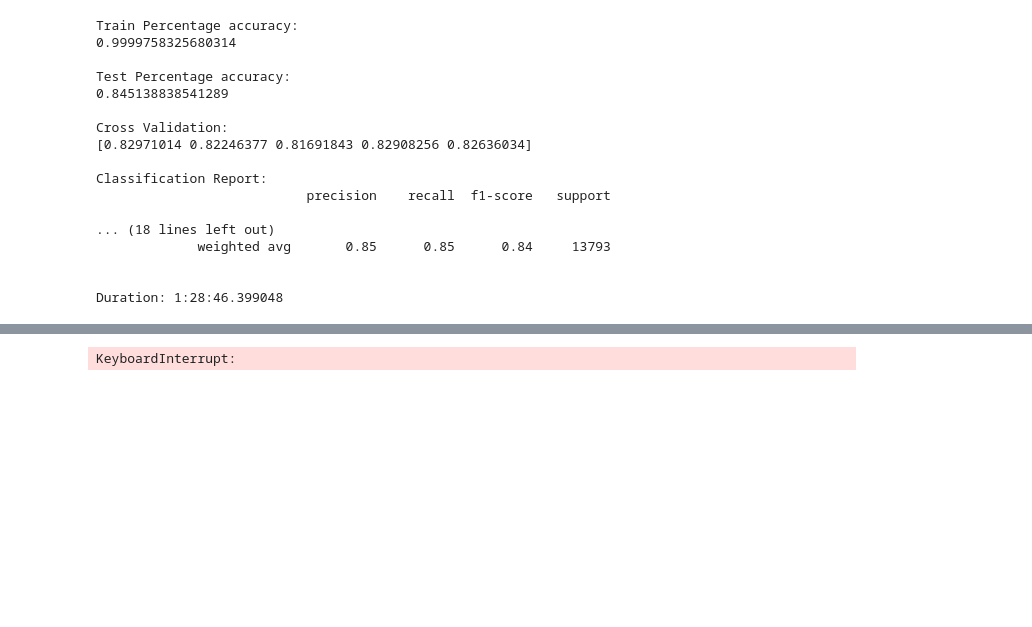
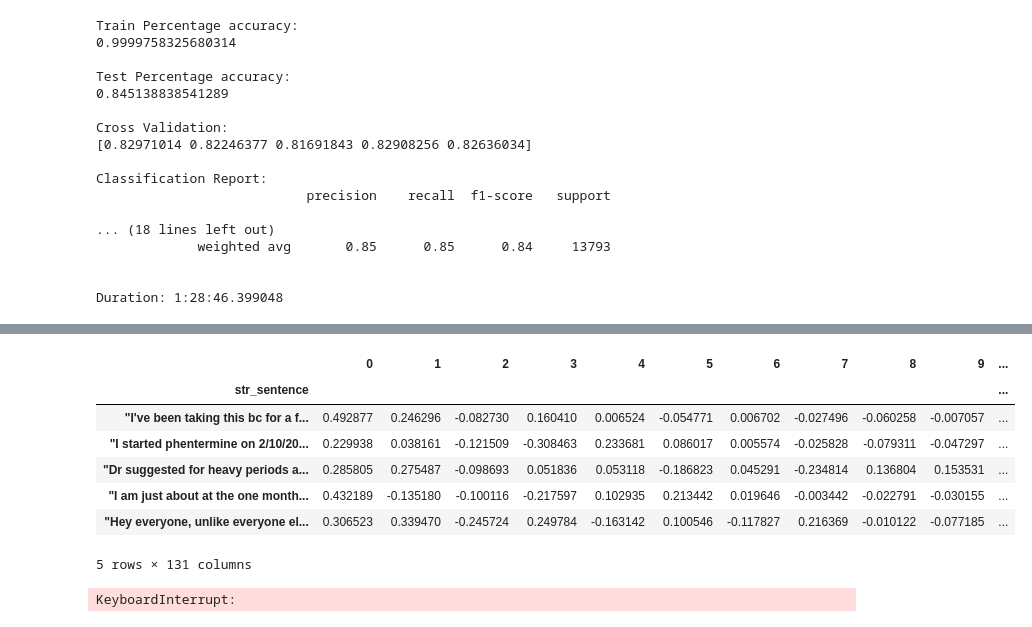
Before and after one commit to tcbriggs981/Prescription-Drugs, a Jupyter notebook: Unit 04 Capstone.ipynb, the cells around one changed output, grey strips where cells are left out. Drawn from its saved outputs; the diff is of its cells as text; code cells hidden in the pictures; blank space fills up the shorter version.

```diff
--- a/Unit 04 Capstone.ipynb
+++ b/Unit 04 Capstone.ipynb
@@ -558,2 +478,0 @@ drugs = drugs.reset_index(drop=True)
-# %%
-word_counts = bow_features(drugs, common_words)
@@ -866,0 +991,8 @@ Duration: 1:28:46.399048
+# %%
+tf_df = pd.DataFrame()
+tf_df['str_sentence'] = [i.text for i in word_counts.text_sentence]
+tf_df['text_source'] = word_counts.text_source
+tf_df['usefulCount'] = word_counts.usefulCount
+tf_df['rating'] = word_counts.rating
+
+tf_df.head()
@@ -866,0 +1109,24 @@ Duration: 1:28:46.399048
+# %%
+from sklearn.decomposition import TruncatedSVD
+from sklearn.pipeline import make_pipeline
+from sklearn.preprocessing import Normalizer
+
+svd= TruncatedSVD(130)
+lsa = make_pipeline(svd, Normalizer(copy=False))
+X_train_lsa = lsa.fit_transform(X_train_tfidf)
+
+variance_explained=svd.explained_variance_ratio_
+total_variance = variance_explained.sum()
+print("Percent variance captured by all components:",total_variance*100)
+
+#X_train = X_train.reset_index()
+#y_train = y_train.reset_index()
+
+abs_by_component=pd.DataFrame(X_train_lsa)
+abs_by_component['str_sentence'] = X_train
+abs_by_component['text_source'] = y_train
+
+abs_by_component.head()
+#for i in range(5):
+#    print('Component {}:'.format(i))
+#    print(abs_by_component.loc[:,i].sort_values(ascending=False)[0:10])
@@ -866,0 +1188,14 @@ Duration: 1:28:46.399048
+# %%
+abs_by_component['text_source'] = y_train
+#abs_by_component = abs_by_component.reset_index()
+
+abs_by_component.head()
+# %% [output]
+|  | 0 | 1 | 2 | 3 | 4 | 5 | 6 | 7 | 8 | 9 | ... |
+| str_sentence |  |  |  |  |  |  |  |  |  |  | ... |
+| "I've been taking this bc for a f... | 0.492877 | 0.246296 | -0.082730 | 0.160410 | 0.006524 | -0.054771 | 0.006702 | -0.027496 | -0.060258 | -0.007057 | ... |
+| "I started phentermine on 2/10/20... | 0.229938 | 0.038161 | -0.121509 | -0.308463 | 0.233681 | 0.086017 | 0.005574 | -0.025828 | -0.079311 | -0.047297 | ... |
+| "Dr suggested for heavy periods a... | 0.285805 | 0.275487 | -0.098693 | 0.051836 | 0.053118 | -0.186823 | 0.045291 | -0.234814 | 0.136804 | 0.153531 | ... |
+| "I am just about at the one month... | 0.432189 | -0.135180 | -0.100116 | -0.217597 | 0.102935 | 0.213442 | 0.019646 | -0.003442 | -0.022791 | -0.030155 | ... |
+| "Hey everyone, unlike everyone el... | 0.306523 | 0.339470 | -0.245724 | 0.249784 | -0.163142 | 0.100546 | -0.117827 | 0.216369 | -0.010122 | -0.077185 | ... |
+5 rows × 131 columns
```
Also changed, not shown: parts of 53 cells of this notebook.
